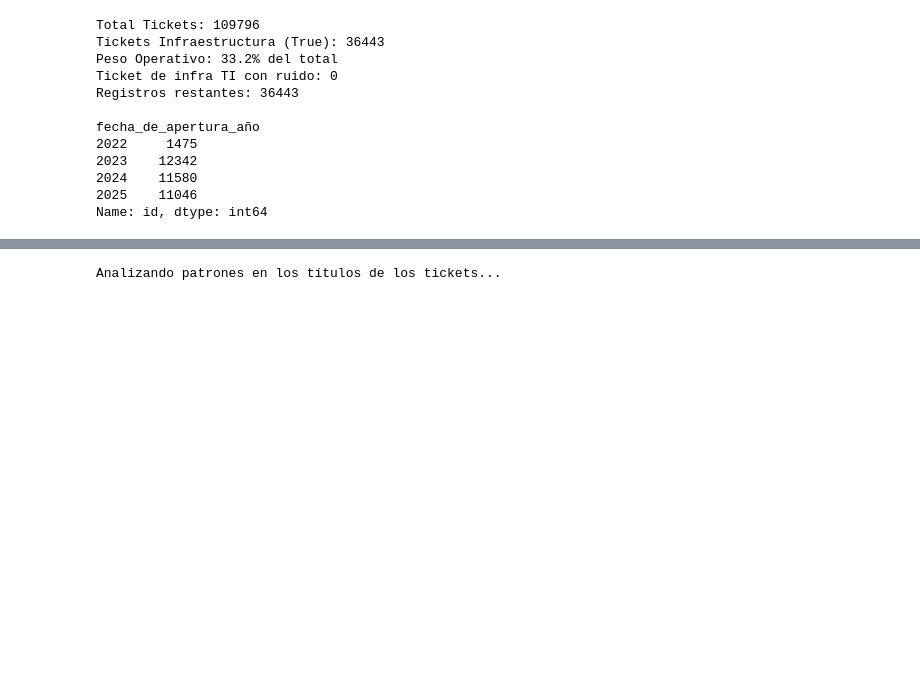
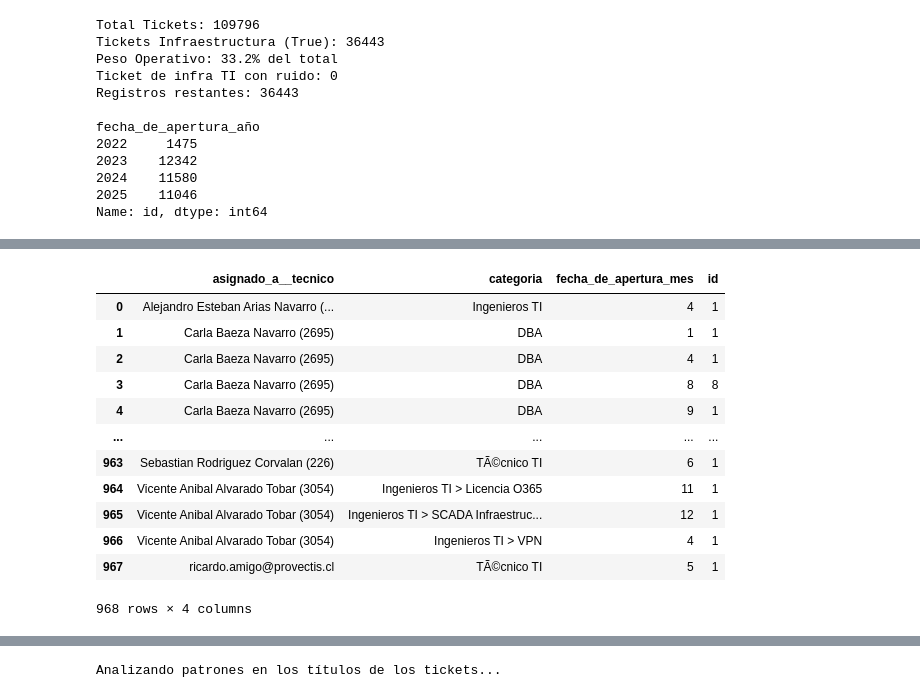
Before and after one commit to NicoFuentese/historical-analysis-management-tickets, a Jupyter notebook: notebooks/3.2-EDA_servicios automatizables.ipynb, the cells around one changed output, grey strips where cells are left out. Cells and saved outputs as stored; diff of their text form; code cells hidden in the pictures; blank space fills up the shorter version.

```diff
--- a/notebooks/3.2-EDA_servicios automatizables.ipynb
+++ b/notebooks/3.2-EDA_servicios automatizables.ipynb
@@ -86,0 +107,18 @@ Name: id, dtype: int64
+# %%
+df_infra = df_infra[df_infra["fecha_de_apertura_año"] == 2025]
+df_infra_g = df_infra.groupby(["asignado_a__tecnico", "categoria","fecha_de_apertura_mes"], as_index=False)["id"].count()
+df_infra_g
+# %% [output]
+|  | asignado_a__tecnico | categoria | fecha_de_apertura_mes | id |
+| 0 | Alejandro Esteban Arias Navarro (... | Ingenieros TI | 4 | 1 |
+| 1 | Carla Baeza Navarro (2695) | DBA | 1 | 1 |
+| 2 | Carla Baeza Navarro (2695) | DBA | 4 | 1 |
+| 3 | Carla Baeza Navarro (2695) | DBA | 8 | 8 |
+| 4 | Carla Baeza Navarro (2695) | DBA | 9 | 1 |
+| ... | ... | ... | ... | ... |
+| 963 | Sebastian Rodriguez Corvalan (226) | TÃ©cnico TI | 6 | 1 |
+| 964 | Vicente Anibal Alvarado Tobar (3054) | Ingenieros TI > Licencia O365 | 11 | 1 |
+| 965 | Vicente Anibal Alvarado Tobar (3054) | Ingenieros TI > SCADA Infraestruc... | 12 | 1 |
+| 966 | Vicente Anibal Alvarado Tobar (3054) | Ingenieros TI > VPN | 4 | 1 |
+| 967 | ricardo.amigo@provectis.cl | TÃ©cnico TI | 5 | 1 |
+968 rows × 4 columns
```
Also changed, not shown: parts of 3 cells of this notebook, 7 other files.
